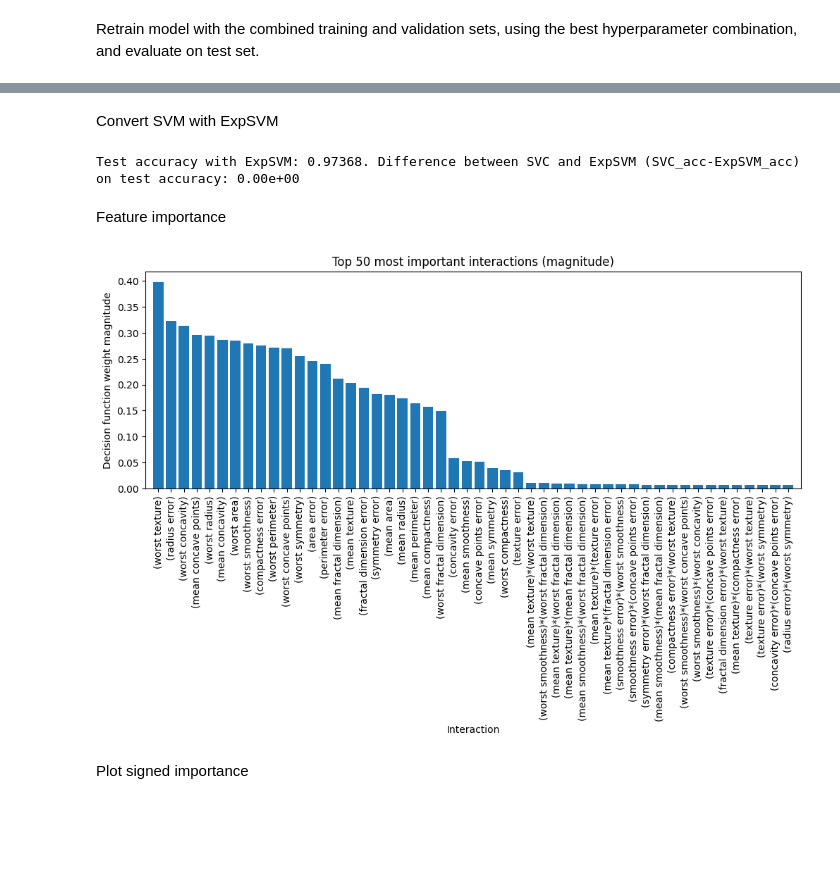
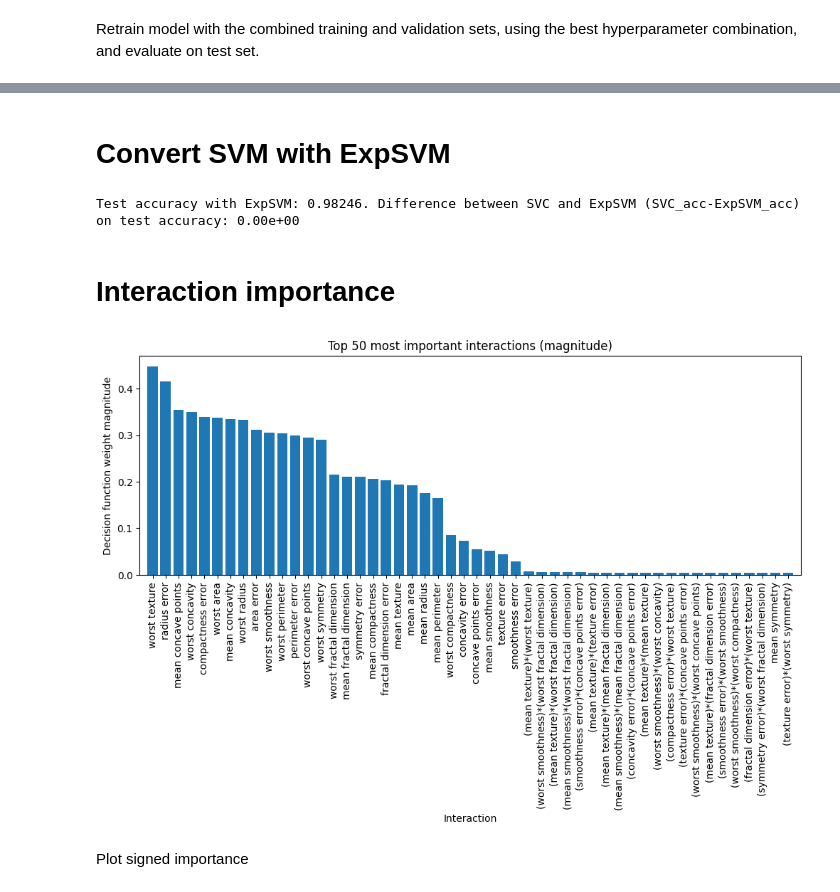
Before and after one commit to rikardvinge/explainpolysvm, a Jupyter notebook: examples/wisconsin_breast_cancer_dataset/feature_importance_wbc.ipynb, the cells around one changed output, grey strips where cells are left out. Drawn from its saved outputs; the diff is of its cells as text; code cells hidden in the pictures; blank space fills up the shorter version.

```diff
--- a/examples/wisconsin_breast_cancer_dataset/feature_importance_wbc.ipynb
+++ b/examples/wisconsin_breast_cancer_dataset/feature_importance_wbc.ipynb
@@ -29,10 +34,11 @@ y_names = data['target_names']
 y[y==0] = -1
 
 # Create dictionary mapping index of features to their names. Used for plotting.
-f_name_dict = {str(num):'('+name+')' for num, name in enumerate(f_names)}
+f_name_dict = {str(num):name for num, name in enumerate(f_names)}
+f_name_dict['constant'] = 'constant'  # Add constant to feature name dictionary
 # %%
 # Hyperparameters to sweep
-Cs = np.arange(0.5, 10.5, 0.5)
+Cs = np.arange(0.1, 5.2, 0.2)
 ds = [1, 2, 3, 4]
 rs = np.arange(0, 10.5, 0.5)
 # %% [markdown]
@@ -118,5 +124,5 @@ Test accuracy: 0.97368
 # %% [markdown]
-Convert SVM with ExpSVM
+# Convert SVM with ExpSVM
 # %%
 sv = model.support_vectors_
 dual_coef = np.squeeze(model.dual_coef_)
@@ -132,32 +138,44 @@ y_pred = np.sign(es.decision_function(x=X_test_scale))
 expsvm_acc = np.sum(y_pred==y_test)/y_test.size
 print('Test accuracy with ExpSVM: {:.5f}. Difference between SVC and ExpSVM (SVC_acc-ExpSVM_acc) on test accuracy: {:.2e}'.format(expsvm_acc, test_acc-expsvm_acc))
 # %% [output]
-Test accuracy with ExpSVM: 0.97368. Difference between SVC and ExpSVM (SVC_acc-ExpSVM_acc) on test accuracy: 0.00e+00
+Test accuracy with ExpSVM: 0.98246. Difference between SVC and ExpSVM (SVC_acc-ExpSVM_acc) on test accuracy: 0.00e+00
 # %% [markdown]
-Feature importance
+# Interaction importance
+# %%
+def format_interaction_names(feature_name_dict, feature_names_raw):
+    """Format interaction names according to feature_name_dict.
+    """
+    interaction_names = []
+    for ind, feat_name in enumerate(feature_names_raw):
+        interaction_name = ')*('.join([feature_name_dict[f] for f in feat_name.split(',')])
+
+        if '*' not in interaction_name:
+            interaction_name = interaction_name.replace('(','').replace(')','')
+        else:
+            interaction_name = '(' + interaction_name + ')'
+        interaction_names.append(interaction_name)
+    return interaction_names
 # %%
-feat_importance, feat_names_magnitude, sort_order = es.feature_importance(format_names=False)
+feat_importance_magnitude, feat_names_magnitude, sort_order = es.feature_importance(format_names=False)
 
 # Rename ExpSVM interactions with real feature names
-interaction_names = []
-for ind, feat_name in enumerate(feat_names_magnitude):
-    interaction_names.append('*'.join([f_name_dict[f] for f in feat_name.split(',')]))
+interaction_names_magnitude = format_interaction_names(f_name_dict, feat_names_magnitude)
 
 # Number of features to plot
 n_feat_plot = 50
 
 fig, ax = plt.subplots(1,1, figsize=(12,4))
-ax.bar(x=np.arange(n_feat_plot), height=feat_importance[0:n_feat_plot], tick_label=interaction_names[0:n_feat_plot])
+ax.bar(x=np.arange(n_feat_plot), height=feat_importance_magnitude[0:n_feat_plot], tick_label=interaction_names_magnitude[0:n_feat_plot])
 plt.xticks(rotation=90)
 plt.xlabel('Interaction')
 plt.ylabel('Decision function weight magnitude')
 plt.title(f'Top {n_feat_plot} most important interactions (magnitude)')
 plt.xlim([-1,n_feat_plot])
 if save_figs:
     plt.savefig('./images/feature_importance_wbcd.png', dpi=300, bbox_inches='tight', facecolor='white')
 plt.draw()
 # %% [output]
-[figure, old version]
+[figure, new version]
 # %% [markdown]
 Plot signed importance
 # %%
```
Also changed, not shown: parts of 20 cells of this notebook, 8 other files.
